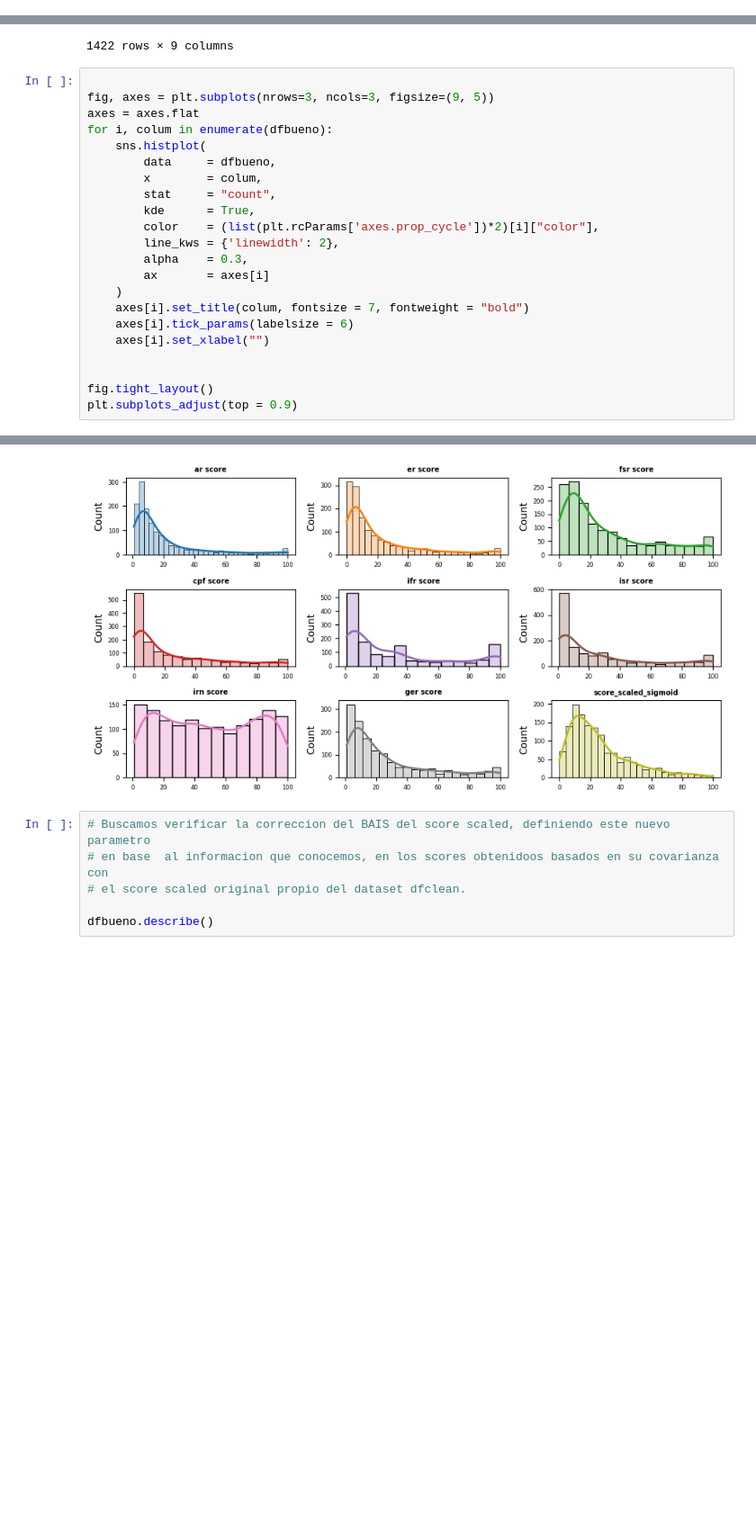
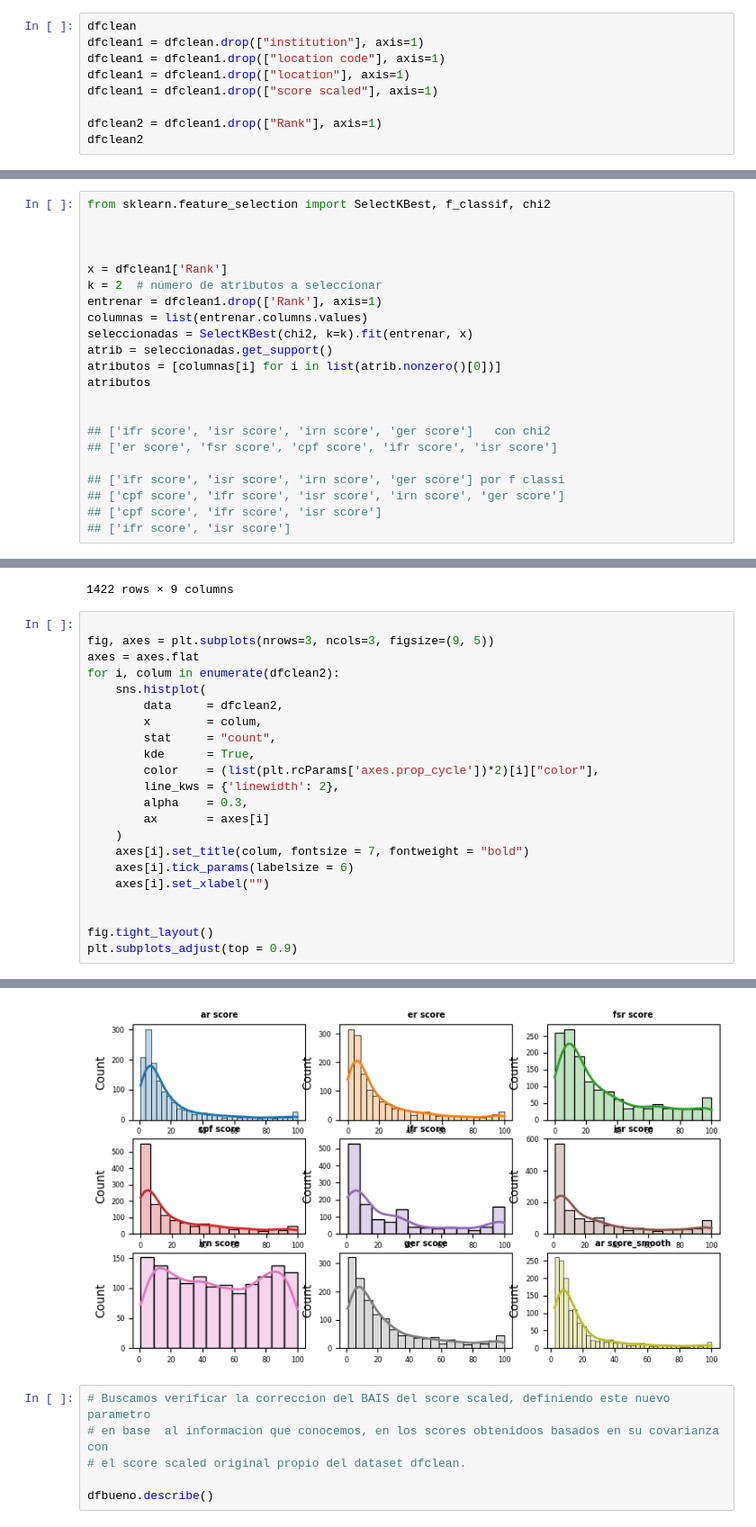
Before and after one commit to SekDak12/Proyecto-Ciencia, a Jupyter notebook: Proyecto.ipynb, the cells around one changed output, grey strips where cells are left out. Shown at 90% size. Cells and saved outputs as stored; diff of their text form; blank space fills up the shorter version.

Commit message:
seleccion de variables y primeras pruebas CART

```diff
--- a/Proyecto.ipynb
+++ b/Proyecto.ipynb
@@ -144,0 +140,9 @@ sns.pairplot(dfclean, vars = ['score scaled','ar score', 'er score','fsr score',
+# %%
+dfclean
+dfclean1 = dfclean.drop(["institution"], axis=1)
+dfclean1 = dfclean1.drop(["location code"], axis=1)
+dfclean1 = dfclean1.drop(["location"], axis=1)
+dfclean1 = dfclean1.drop(["score scaled"], axis=1)
+
+dfclean2 = dfclean1.drop(["Rank"], axis=1)
+dfclean2
@@ -144,0 +163,22 @@ sns.pairplot(dfclean, vars = ['score scaled','ar score', 'er score','fsr score',
+# %%
+from sklearn.feature_selection import SelectKBest, f_classif, chi2
+
+
+
+x = dfclean1['Rank']
+k = 2  # número de atributos a seleccionar
+entrenar = dfclean1.drop(['Rank'], axis=1)
+columnas = list(entrenar.columns.values)
+seleccionadas = SelectKBest(chi2, k=k).fit(entrenar, x)
+atrib = seleccionadas.get_support()
+atributos = [columnas[i] for i in list(atrib.nonzero()[0])]
+atributos
+
+
+## ['ifr score', 'isr score', 'irn score', 'ger score']   con chi2
+## ['er score', 'fsr score', 'cpf score', 'ifr score', 'isr score']
+
+## ['ifr score', 'isr score', 'irn score', 'ger score'] por f classi
+## ['cpf score', 'ifr score', 'isr score', 'irn score', 'ger score']
+## ['cpf score', 'ifr score', 'isr score']
+## ['ifr score', 'isr score']
@@ -392,9 +610,9 @@ dfbueno
 
 fig, axes = plt.subplots(nrows=3, ncols=3, figsize=(9, 5))
 axes = axes.flat
-for i, colum in enumerate(dfbueno):
+for i, colum in enumerate(dfclean2):
     sns.histplot(
-        data     = dfbueno,
+        data     = dfclean2,
         x        = colum,
         stat     = "count",
         kde      = True,
@@ -414,4 +633,4 @@ plt.subplots_adjust(top = 0.9)
-[figure, old version]
+[figure, new version]
 # %%
 # Buscamos verificar la correccion del BAIS del score scaled, definiendo este nuevo parametro
 # en base  al informacion que conocemos, en los scores obtenidoos basados en su covarianza con
```
Also changed, not shown: parts of 20 cells of this notebook.
